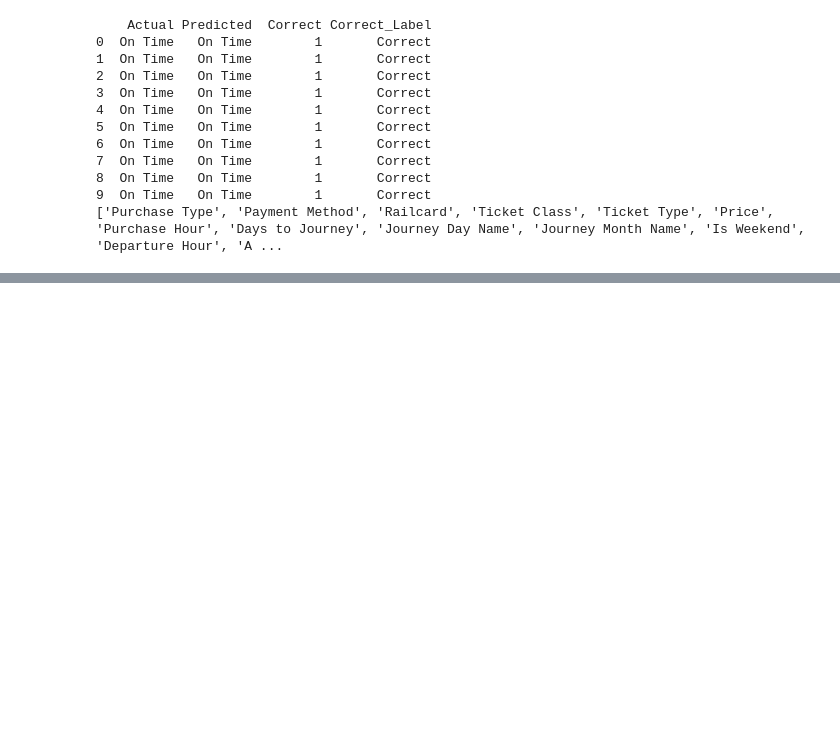
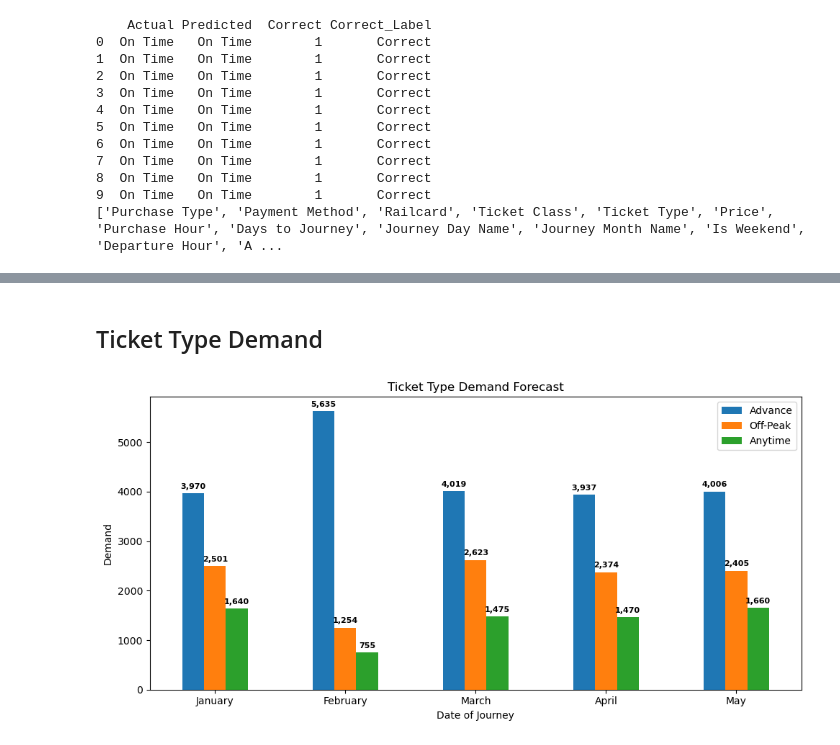
Before and after one commit to teamz-DEPI/UK-Train-Rides-Analysis, a Jupyter notebook: Journey_Status_Prediction_Final.ipynb, the cells around one changed output, grey strips where cells are left out. Cells and saved outputs as stored; diff of their text form; code cells hidden in the pictures; blank space fills up the shorter version.

```diff
--- a/Journey_Status_Prediction_Final.ipynb
+++ b/Journey_Status_Prediction_Final.ipynb
@@ -854,0 +1370,27 @@ kpis.to_csv("kpis.csv", index=False)
+# %% [markdown]
+## Ticket Type Demand
+# %%
+ax = ticket_type_forecast.plot(
+    kind="bar",
+    figsize=(10,5)
+)
+
+plt.title("Ticket Type Demand Forecast")
+plt.ylabel("Demand")
+plt.xticks(rotation=0)
+
+# إضافة القيم فوق كل عمود
+for container in ax.containers:
+    labels = [f"{int(v):,}" if not np.isnan(v) else "" for v in container.datavalues]
+    ax.bar_label(
+        container,
+        labels=labels,
+        padding=3,
+        fontsize=8,      # صغرته شوية لأن الأعمدة أكتر
+        fontweight="bold"
+    )
+
+plt.tight_layout()
+plt.show()
+# %% [output]
+[figure, added]
```
Also changed, not shown: parts of 29 cells of this notebook.
